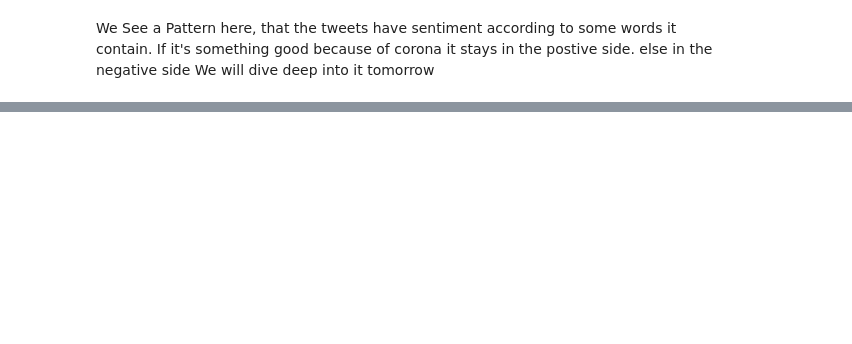
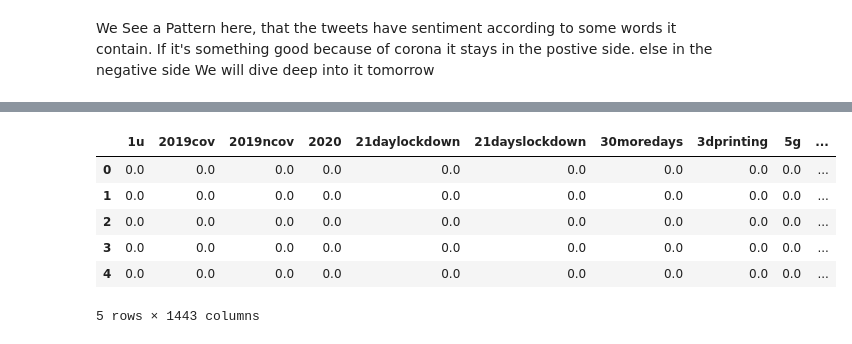
Before and after one commit to martydom/Corona-Virus-Tweet-Sentiment-Analysis, a Jupyter notebook: Devashish_Bose_Team_1_Coronavirus_Tweet_Sentiment_Analysis_Capstone_Project.ipynb, the cells around one changed output, grey strips where cells are left out. Cells and saved outputs as stored; diff of their text form; code cells hidden in the pictures; blank space fills up the shorter version.

```diff
--- a/Devashish_Bose_Team_1_Coronavirus_Tweet_Sentiment_Analysis_Capstone_Project.ipynb
+++ b/Devashish_Bose_Team_1_Coronavirus_Tweet_Sentiment_Analysis_Capstone_Project.ipynb
@@ -197,0 +278,2 @@ We will dive deep into it tomorrow
+# %%
+ht_vect = TfidfVectorizer(min_df=5)
@@ -197,0 +285,2 @@ We will dive deep into it tomorrow
+# %%
+ht_df= pd.DataFrame(data=X_ht.toarray(), columns=ht_vect.get_feature_names())
@@ -197,0 +289,10 @@ We will dive deep into it tomorrow
+# %%
+ht_df.head()
+# %% [output]
+|  | 1u | 2019cov | 2019ncov | 2020 | 21daylockdown | 21dayslockdown | 30moredays | 3dprinting | 5g | ... |
+| 0 | 0.0 | 0.0 | 0.0 | 0.0 | 0.0 | 0.0 | 0.0 | 0.0 | 0.0 | ... |
+| 1 | 0.0 | 0.0 | 0.0 | 0.0 | 0.0 | 0.0 | 0.0 | 0.0 | 0.0 | ... |
+| 2 | 0.0 | 0.0 | 0.0 | 0.0 | 0.0 | 0.0 | 0.0 | 0.0 | 0.0 | ... |
+| 3 | 0.0 | 0.0 | 0.0 | 0.0 | 0.0 | 0.0 | 0.0 | 0.0 | 0.0 | ... |
+| 4 | 0.0 | 0.0 | 0.0 | 0.0 | 0.0 | 0.0 | 0.0 | 0.0 | 0.0 | ... |
+5 rows × 1443 columns
```
Also changed, not shown: parts of 35 cells of this notebook.
